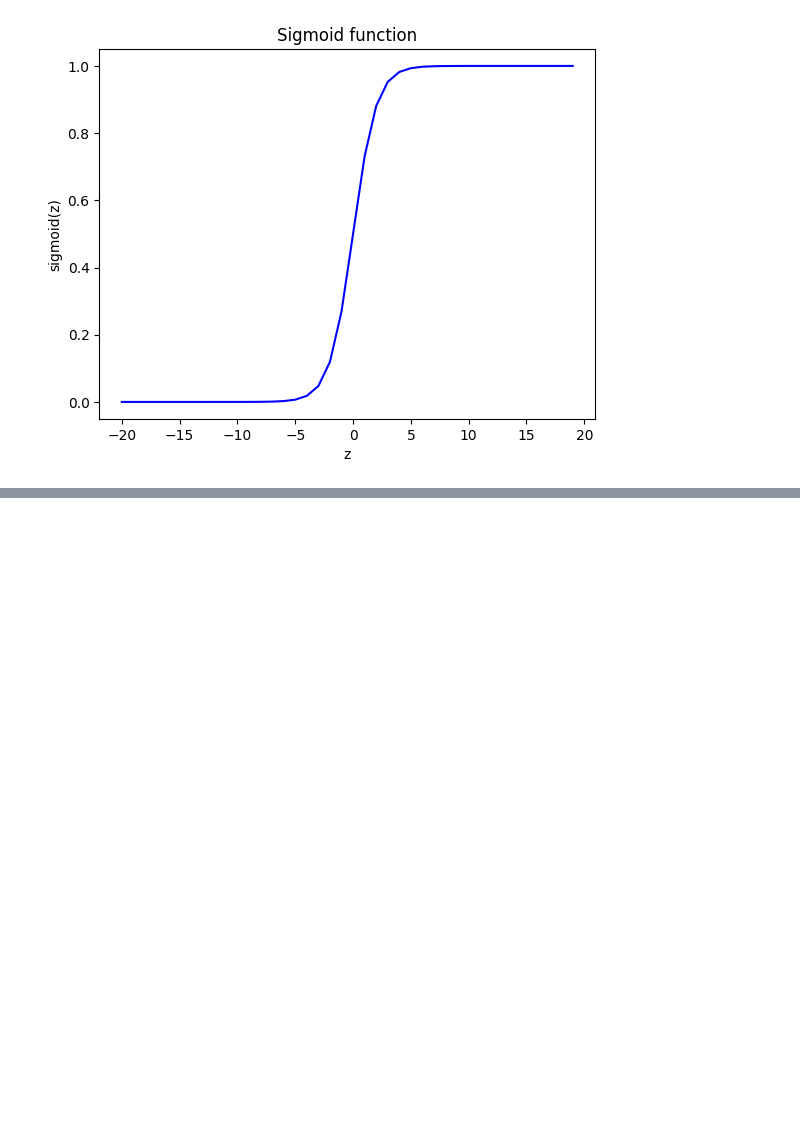
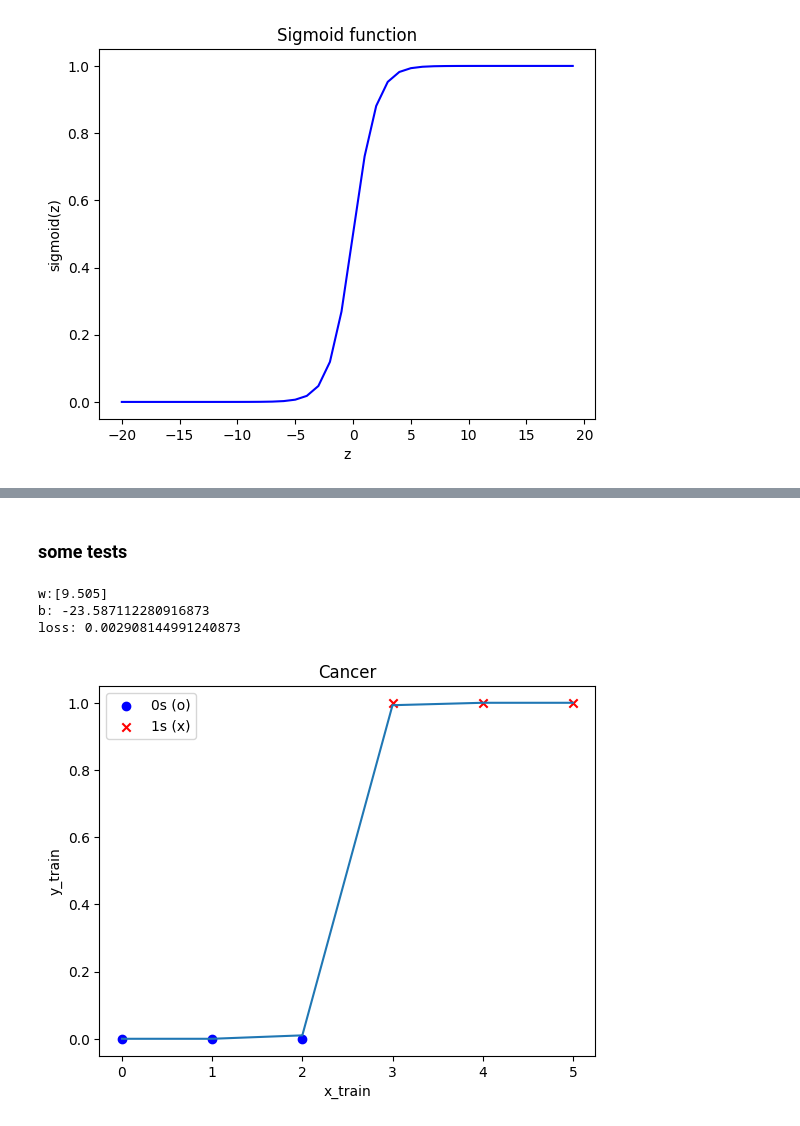
Before and after one commit to MhdYa9/Machine_Learning_Notebook, a Jupyter notebook: Classification.ipynb, the cells around one changed output, grey strips where cells are left out. Cells and saved outputs as stored; diff of their text form; code cells hidden in the pictures; blank space fills up the shorter version.

Commit message:
added gradient descent

```diff
--- a/Classification.ipynb
+++ b/Classification.ipynb
@@ -45,0 +51,5 @@ Text(0.5, 0, 'z')
+# %%
+def J_function(W,b,X,y):
+    f_wb = 1 / (1+np.exp(-(np.dot(X,W) + b)))
+    sum = np.dot(y,np.log(f_wb)) + np.dot((1-y),np.log(1-f_wb))
+    return -1/X.shape[0] * sum
@@ -45,0 +176,30 @@ Text(0.5, 0, 'z')
+# %% [markdown]
+### some tests
+# %%
+x_train = np.array([[0.], [1], [2], [3], [4], [5]])
+y_train = np.array([0,  0, 0, 1, 1, 1])
+
+W,b = gradient_descent_algorithm(x_train,y_train)
+plt.plot(sigmoid(np.dot(x_train,W) + b))
+print(f"w:{W}\nb: {b}\nloss: {J_function(W,b,x_train,y_train)}")
+# Separate the data into two groups based on y_train
+x_zeros = x_train[y_train == 0]
+x_ones = x_train[y_train == 1]
+
+# Plot 0s as blue circles
+plt.scatter(x_zeros, np.zeros_like(x_zeros), color='blue', marker='o', label='0s (o)')
+
+# Plot 1s as red crosses
+plt.scatter(x_ones, np.ones_like(x_ones), color='red', marker='x', label='1s (x)')
+
+# Add labels, legend, and title
+plt.xlabel("x_train")
+plt.ylabel("y_train")
+plt.title("Cancer")
+plt.legend()
+plt.show()
+# %% [output]
+w:[9.505]
+b: -23.587112280916873
+loss: 0.002908144991240873
+[figure, added]
```
Also changed, not shown: parts of 4 cells of this notebook.
